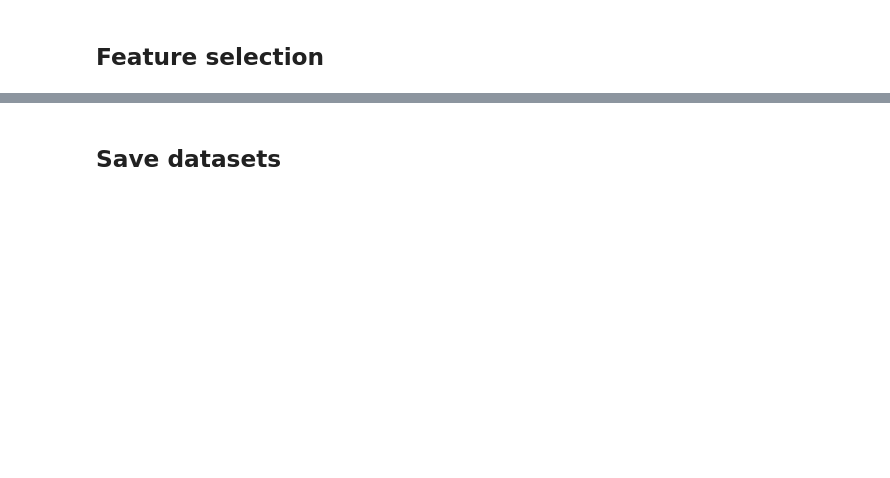
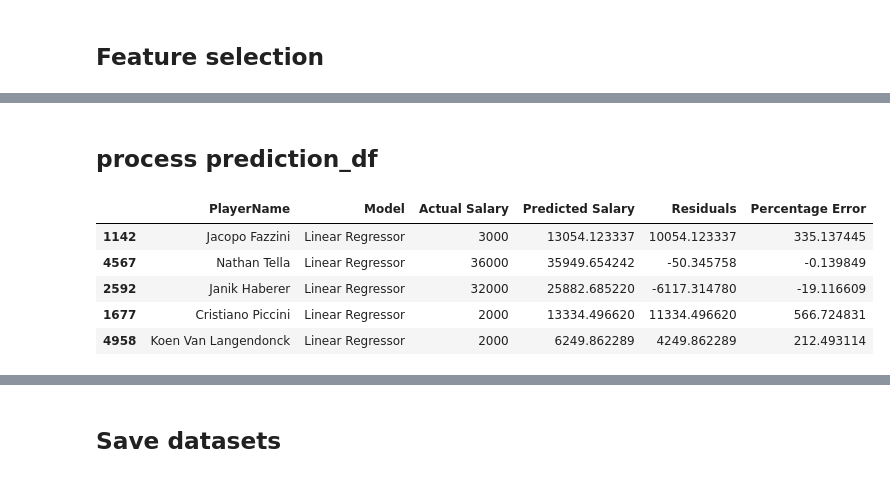
Before and after one commit to girguy/player_wages, a Jupyter notebook: 6_train_dataset.ipynb, the cells around one changed output, grey strips where cells are left out. Drawn from its saved outputs; the diff is of its cells as text; code cells hidden in the pictures; blank space fills up the shorter version.

```diff
--- a/4_train_dataset.ipynb
+++ b/6_train_dataset.ipynb
@@ -248,0 +251,2 @@ fig.show()
+# %% [markdown]
+## process prediction_df
@@ -248,0 +262,9 @@ fig.show()
+# %%
+prediction_df.head()
+# %% [output]
+|  | PlayerName | Model | Actual Salary | Predicted Salary | Residuals | Percentage Error |
+| 1142 | Jacopo Fazzini | Linear Regressor | 3000 | 13054.123337 | 10054.123337 | 335.137445 |
+| 4567 | Nathan Tella | Linear Regressor | 36000 | 35949.654242 | -50.345758 | -0.139849 |
+| 2592 | Janik Haberer | Linear Regressor | 32000 | 25882.685220 | -6117.314780 | -19.116609 |
+| 1677 | Cristiano Piccini | Linear Regressor | 2000 | 13334.496620 | 11334.496620 | 566.724831 |
+| 4958 | Koen Van Langendonck | Linear Regressor | 2000 | 6249.862289 | 4249.862289 | 212.493114 |
```
Also changed, not shown: parts of 14 cells of this notebook, 12 other files.
